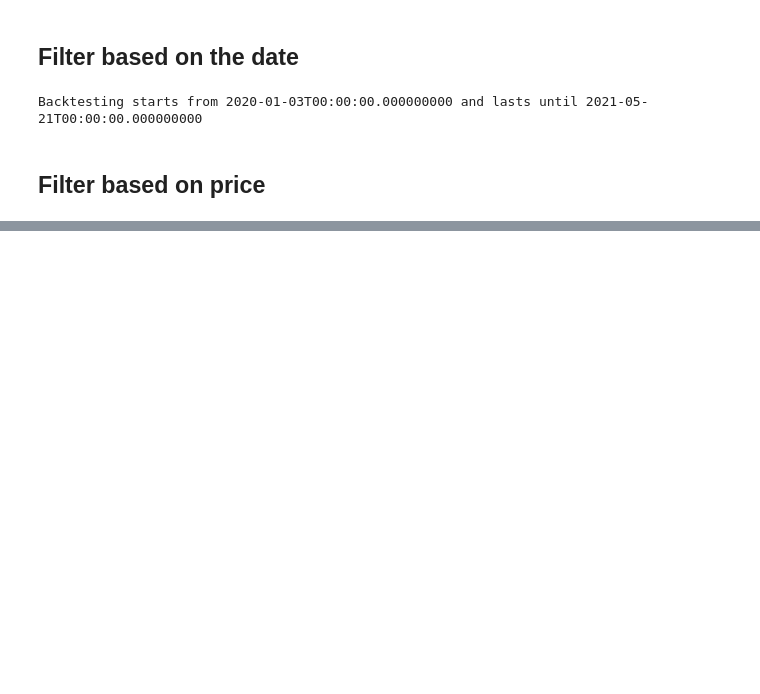
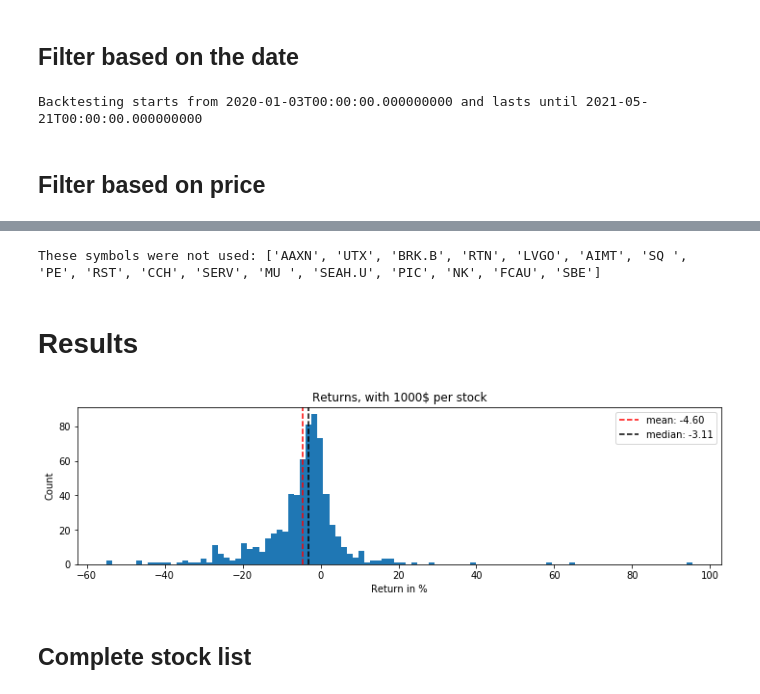
Before and after one commit to gaborvecsei/Mad-Money-Backtesting, a Jupyter notebook: mad_money_backtesting.ipynb, the cells around one changed output, grey strips where cells are left out. Cells and saved outputs as stored; diff of their text form; code cells hidden in the pictures; blank space fills up the shorter version.

Commit message:
backtesting notebook updated and art added

````diff
--- a/mad_money_backtesting.ipynb
+++ b/mad_money_backtesting.ipynb
@@ -117,12 +119,6 @@ def backtest_single_stock(symbol, mad_money_df, cash, commission, buy_date_fn, s
     # Get the dates when the Stock was recommended
     recommendation_dates = mad_money_df[mad_money_df["symbol"] == symbol]["date"]
     recommendation_dates = [mmb.pd_date_to_datetime(x) for x in recommendation_dates]
-
-    # The difference between the first and last mention
-    # nb_days = len(pd.bdate_range(recommendation_dates[0], recommendation_dates[-1]))
-    # if nb_days > 730:
-    #     raise ValueError(f"We cannot download data for this range. It's more than 730 days. It's {nb_days}")
-    nb_days = 300
 
     # Calculate when to buy and when to sell a stock
     buy_dates = [buy_date_fn(x) for x in recommendation_dates]
@@ -130,7 +126,7 @@ def backtest_single_stock(symbol, mad_money_df, cash, commission, buy_date_fn, s
 
     # Download the stock data - with pre and post data
     # TODO: number of days should be a parameter
-    stock_df = yfinance.Ticker(symbol).history(period=f"{nb_days}d", interval="1h", prepost=True)
+    stock_df = yfinance.Ticker(symbol).history(period=f"364d", interval="1h", prepost=True)
     if len(stock_df) < 1:
         raise ValueError(f"There is not data in the dataframe for: {symbol}")
     stock_df["Date"] = stock_df.index
@@ -162,19 +156,8 @@ def sell_at_next_day_close(date_of_last_buy):
     return date_of_last_buy.replace(hour=16, minute=0)
 ```
 # %%
-### Functions to Buy at next market day's Open and Sell at the end of the day ###
-
-# def buy_at_next_day_open(date_of_recommendation):
-#     return mmb.pd_date_to_datetime(date_of_recommendation, 9, 30) + timedelta(days=1)
-#
-#
-# def sell_at_next_day_close(date_of_last_buy):
-#     return date_of_last_buy.replace(hour=16, minute=0)
-
-### Functions to Buy at the end of the show (7:00 PM ET) and sell next day Close or Open ###
-
 def buy_at_the_end_of_the_show(date_of_recommendation):
-    return mmb.pd_date_to_datetime(date_of_recommendation, 19, 0)
+    return mmb.pd_date_to_datetime(date_of_recommendation, 16, 0)
 
 
 def sell_at_next_day_close(date_of_last_buy):
@@ -189,8 +175,9 @@ sell_day_calc_fn = sell_at_next_day_close
 # %%
-stocks_to_backtest = df["symbol"].unique()[:10]
+stocks_to_backtest = df["symbol"].unique()
 pbar = tqdm(total=len(stocks_to_backtest))
 
 bt_results = {}
+symbols_not_used_at_the_end = []
 
 with concurrent.futures.ThreadPoolExecutor() as executor:
     futures = {}
@@ -212,7 +199,8 @@ with concurrent.futures.ThreadPoolExecutor() as executor:
             bt_obj, bt_result = f.result()
             bt_results[symbol] = {"obj":bt_obj, "result":bt_result}
         except Exception as e:
-            print(f"There was a problem with {symbol} - {e}")
+            # print(f"There was a problem with {symbol} - {e}")
+            symbols_not_used_at_the_end.append(symbol)
 
         pbar.update(1)
 
@@ -220,8 +222,29 @@ pbar.close()
+# %%
+print(f"These symbols were not used: {symbols_not_used_at_the_end}")
+# %% [output]
+These symbols were not used: ['AAXN', 'UTX', 'BRK.B', 'RTN', 'LVGO', 'AIMT', 'SQ ', 'PE', 'RST', 'CCH', 'SERV', 'MU ', 'SEAH.U', 'PIC', 'NK', 'FCAU', 'SBE']
+# %% [markdown]
+# Results
 # %%
 results_df = mmb.summarize_backtesting_results(results=[x["result"] for x in bt_results.values()],
                                                symbols=list(bt_results.keys()),
                                                include_parameters=False,
                                                sort_by="Return [%]")
+# %%
+returns_perc = results_df["Return [%]"].values
+
+fig, ax = plt.subplots(1, 1, figsize=(12, 3))
+ax.hist(returns_perc, bins=100)
+ax.set_title(f"Returns, with {CASH_PER_STOCK}$ per stock")
+ax.set_ylabel("Count")
+ax.set_xlabel("Return in %")
+ax.axvline(returns_perc.mean(), color="red", linestyle="--", label=f"mean: {returns_perc.mean():.2f}")
+ax.axvline(np.median(returns_perc), color="black", linestyle="--", label=f"median: {np.median(returns_perc):.2f}")
+ax.legend();
+# %% [output]
+[figure, added]
+# %% [markdown]
+## Complete stock list
 # %%
 results_df.style.background_gradient(cmap="magma_r")
 # %% [output]
````
Also changed, not shown: parts of 18 cells of this notebook, 5 other files.
